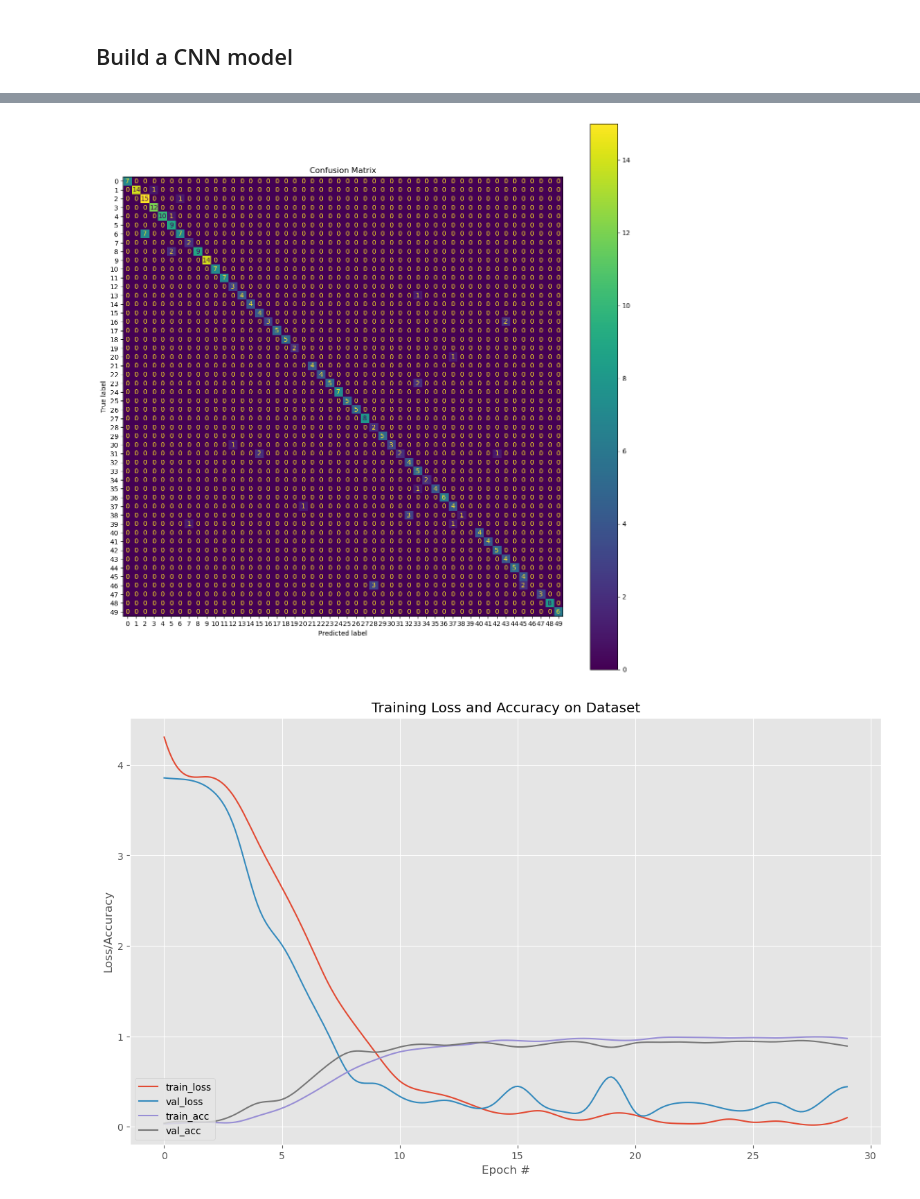
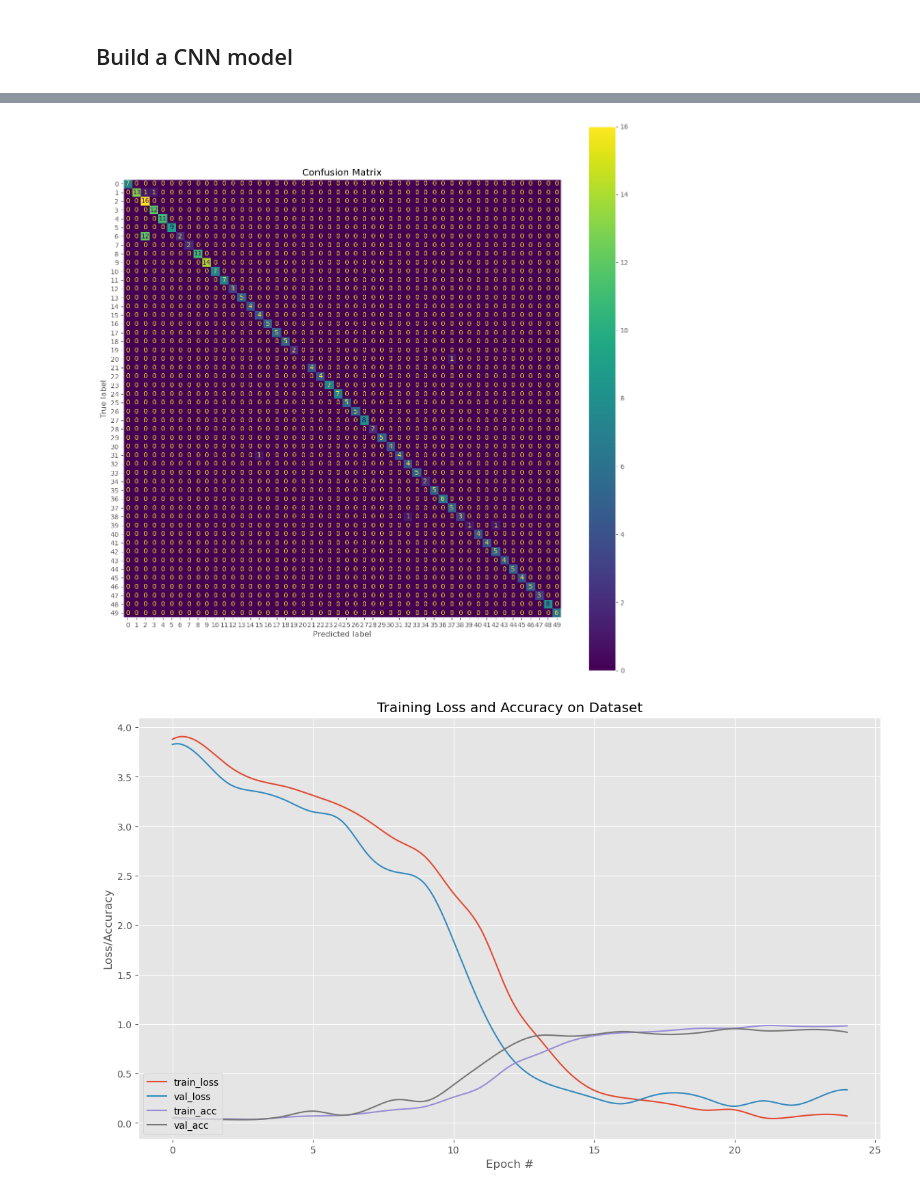
Before and after one commit to tojoos/SpeakerRecognition, a Jupyter notebook: speaker_recognition.ipynb, the cells around one changed output, grey strips where cells are left out. Drawn from its saved outputs; the diff is of its cells as text; code cells hidden in the pictures.

Commit message:
Add model saving and loading using model checkpoint, introduce early_stopping and some data loading/saving to speed up development

```diff
--- a/speaker_recognition.ipynb
+++ b/speaker_recognition.ipynb
@@ -86,6 +86,7 @@ def load_images(sr=16000, file_duration_sec=60) -> (np.ndarray, np.ndarray, np.n
 # %%
 def extract_features(file_data, file_names, sr=16000) -> np.ndarray:
     print(f"[INFO] Extracting features...")
+    features_length = len(file_data)
     features = []
 
     for i, data in enumerate(file_data):
@@ -94,14 +95,15 @@ def extract_features(file_data, file_names, sr=16000) -> np.ndarray:
         # spect = extract_MFCCs(data, sr, False)
         # spect = extract_spectral_centroid(data, False)
         # spect = extract_features_means(data, sr) # 1D tests
+        features.append(spect)
 
-        features.append(spect)
-        print(f"[INFO] Extracted features for speaker {labels[i]} from audio files.")
+        if i%10 == 0:
+            print(f"[INFO] Extracted {i}/{features_length} features.")
 
     # Convert lists to numpy arrays for further processing
     features = np.array(features)
 
-    print(f"[INFO] Extracted features for {len(file_data)} audio files.")
+    print(f"[INFO] Extracted features from {features_length} audio files.")
 
     # Print the shapes to verify
     print("Features shape:", features.shape)
@@ -287,10 +289,10 @@ def evaluate_model(H, y_pred, y_test, n_of_epochs):
     epochs_x = np.arange(0, n_of_epochs)
     X_ = np.linspace(epochs_x.min(), epochs_x.max(), 250)
 
-    plt.plot(X_, return_interpolated_plot(H.history["loss"], epochs_x, X_), label="train_loss")
-    plt.plot(X_, return_interpolated_plot(H.history["val_loss"], epochs_x, X_), label="val_loss")
-    plt.plot(X_, return_interpolated_plot(H.history["accuracy"], epochs_x, X_), label="train_acc")
-    plt.plot(X_, return_interpolated_plot(H.history["val_accuracy"], epochs_x, X_), label="val_acc")
+    plt.plot(X_, return_interpolated_plot(H.history["loss"][:n_of_epochs], epochs_x, X_), label="train_loss")
+    plt.plot(X_, return_interpolated_plot(H.history["val_loss"][:n_of_epochs], epochs_x, X_), label="val_loss")
+    plt.plot(X_, return_interpolated_plot(H.history["accuracy"][:n_of_epochs], epochs_x, X_), label="train_acc")
+    plt.plot(X_, return_interpolated_plot(H.history["val_accuracy"][:n_of_epochs], epochs_x, X_), label="val_acc")
 
     plt.title("Training Loss and Accuracy on Dataset")
     plt.xlabel("Epoch #")
@@ -555,6 +583,7 @@ Shape of the test set: (296, 128, 469)
 # %% [markdown]
 ## Build a CNN model
 # %%
+from keras.src.layers import BatchNormalization
 from tensorflow.keras.models import Sequential
 from tensorflow.keras.layers import Conv2D, MaxPooling2D, Flatten, Dense, Dropout
 
@@ -578,13 +607,18 @@ model = Sequential([
 
     # # Use ReLU to avoid vanishing gradients problem
     Dense(1024, activation='relu'),
+    #BatchNormalization(),
     Dropout(0.25),
     Dense(512, activation='relu'),
+    #BatchNormalization(),
     Dropout(0.25),
-    Dense(128, activation='relu'),
+    Dense(256, activation='relu'),
+    #BatchNormalization(), # this caused some anomalies, changing good learning to wors eetc
     Dropout(0.25), #using a drop outs to avoid stepping to local minimums and labeling all samples to one class
 
-    Dense(classes, activation='softmax'), # Categorical Classification: using softmax - multiple output nodes
+    Dense(classes, activation='softmax'), # in general the best result are produced with softmax
+    #sigmoid in some cases performs better and prevent stucking in the loss function local minimals
+    # Categorical Classification: using softmax - multiple output nodes
 ])
 
 # Tldr; I’ve seen a good rule-of-thumb is about 14-18x times the model size for memory limits, so for a 10GB card, training your model would max out memory at roughly 540M parameters.
@@ -630,7 +644,8 @@ Your kernel may have been built without NUMA support.
 # %%
+from keras.src.callbacks import EarlyStopping, ModelCheckpoint
 from tensorflow import keras
 
-opt = keras.optimizers.Adam(learning_rate=0.001)
+opt = keras.optimizers.Adam(learning_rate=0.0005)
 # crossentropy - Probabilistic losses
 model.compile(loss='categorical_crossentropy', optimizer=opt, metrics=['accuracy'])
 
@@ -641,6 +656,12 @@ model.compile(loss='categorical_crossentropy', optimizer=opt, metrics=['accuracy
 # number of iterations = number of passes, each pass using [batch size] number of examples. To be clear, one pass = one forward pass + one backward pass (we do not count the forward pass and backward pass as two different passes).
 epochs=30
 
-H = model.fit(X_train, y_train, epochs=epochs, validation_data=(X_val, y_val))
+# saving the best epoch score model to file
+early_stopping = EarlyStopping(monitor='val_accuracy', patience=5, verbose=1, restore_best_weights=True)
+model_checkpoint = ModelCheckpoint('best_model.h5', monitor='val_accuracy', save_best_only=True)
+
+H = model.fit(X_train, y_train, epochs=epochs, validation_data=(X_val, y_val), callbacks=[early_stopping, model_checkpoint])
+
+stopped_epoch = early_stopping.stopped_epoch
 # %% [output]
 Epoch 1/30
@@ -691,5 +702,5 @@ for i in range(0, len(y_pred)):
     print(f'{y_pred[i]:^8}  |  {y_test[i]:^4}  |  {y_pred_confidence[i]*100:^10.2f}%  |  {correct:^2}')
 
 
-evaluate_model(H, y_pred, y_test, epochs)
+evaluate_model(H, y_pred, y_test, stopped_epoch)
 # %% [output]
@@ -713,2 +724,2 @@ Accuracy: 88.5%
-[figure, old version]
+[figure, new version]
-[figure, old version]
+[figure, new version]
```
Also changed, not shown: parts of 11 cells of this notebook.
